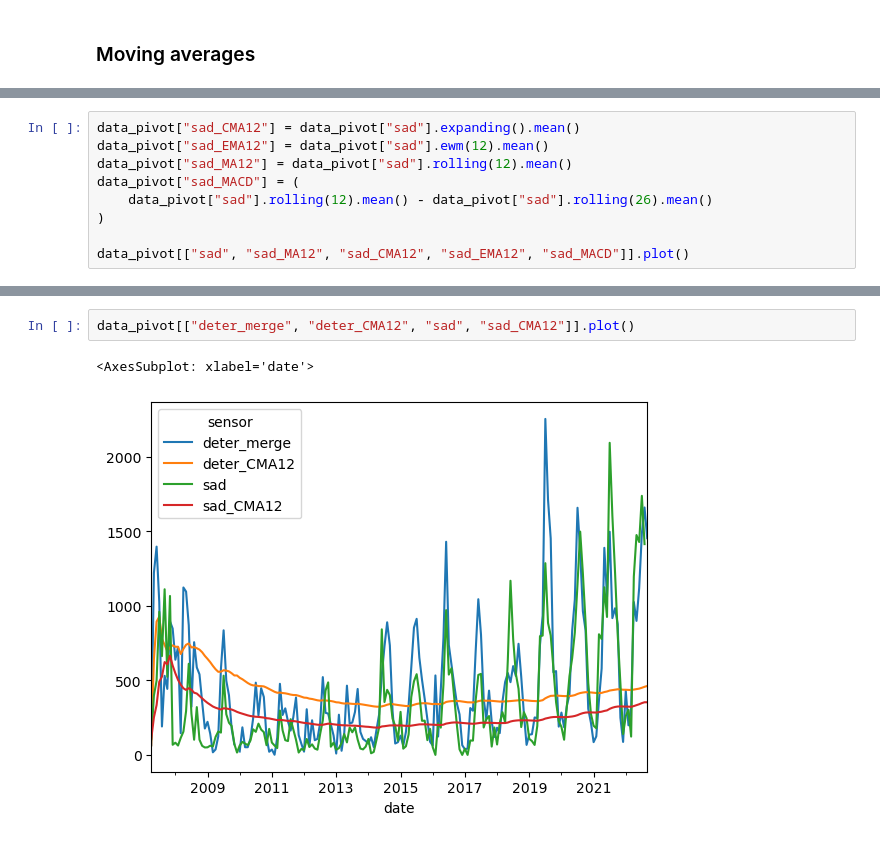
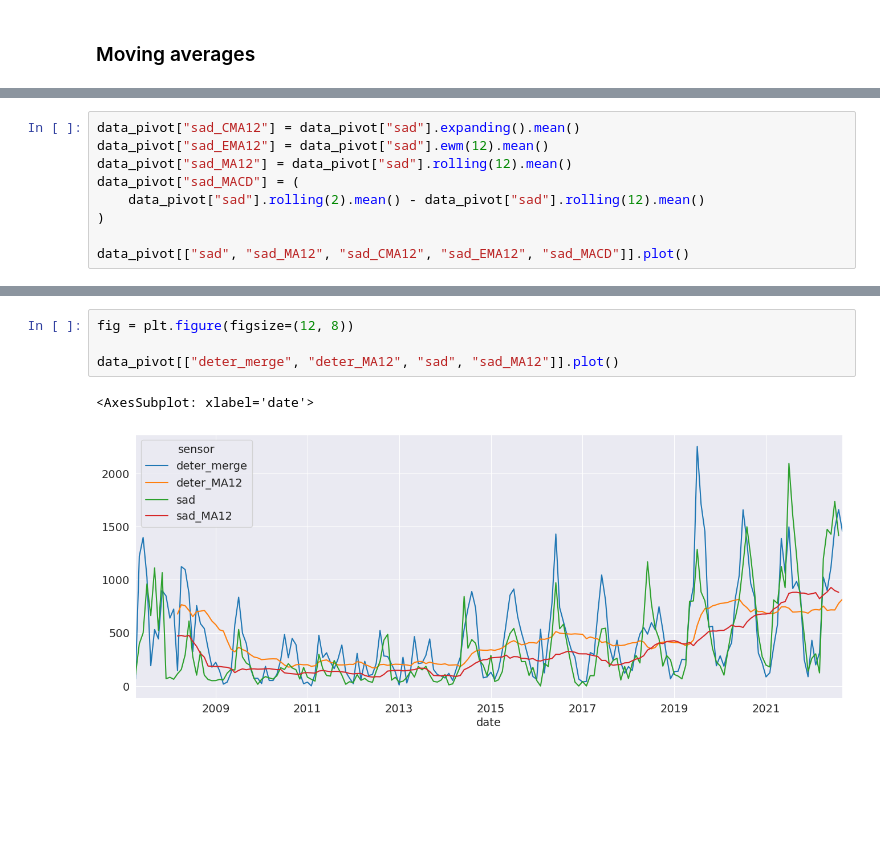
Before and after one commit to Vizzuality/mongabay-data, a Jupyter notebook: data/notebooks/mongabay_charts_tool/explore_forest_loss.ipynb, the cells around one changed output, grey strips where cells are left out. Cells and saved outputs as stored; diff of their text form; blank space fills up the shorter version.

```diff
--- a/data/notebooks/mongabay_charts_tool/explore_forest_loss.ipynb
+++ b/data/notebooks/mongabay_charts_tool/explore_forest_loss.ipynb
@@ -155,7 +155,7 @@ data_pivot["sad_CMA12"] = data_pivot["sad"].expanding().mean()
 data_pivot["sad_EMA12"] = data_pivot["sad"].ewm(12).mean()
 data_pivot["sad_MA12"] = data_pivot["sad"].rolling(12).mean()
 data_pivot["sad_MACD"] = (
-    data_pivot["sad"].rolling(12).mean() - data_pivot["sad"].rolling(26).mean()
+    data_pivot["sad"].rolling(2).mean() - data_pivot["sad"].rolling(12).mean()
 )
 
 data_pivot[["sad", "sad_MA12", "sad_CMA12", "sad_EMA12", "sad_MACD"]].plot()
@@ -165,8 +165,10 @@ data_pivot[["sad", "sad_MA12", "sad_CMA12", "sad_EMA12", "sad_MACD"]].plot()
 # %%
-data_pivot[["deter_merge", "deter_CMA12", "sad", "sad_CMA12"]].plot()
+fig = plt.figure(figsize=(12, 8))
+
+data_pivot[["deter_merge", "deter_MA12", "sad", "sad_MA12"]].plot()
 # %% [output]
 <AxesSubplot: xlabel='date'>
-[figure, old version]
+[figure, new version]
 # %%
 data_pivot["deter_CSUM"] = data_pivot["deter_merge"].cumsum()
 data_pivot["sad_CSUM"] = data_pivot["sad"].cumsum()
```
Also changed, not shown: parts of 23 cells of this notebook.
